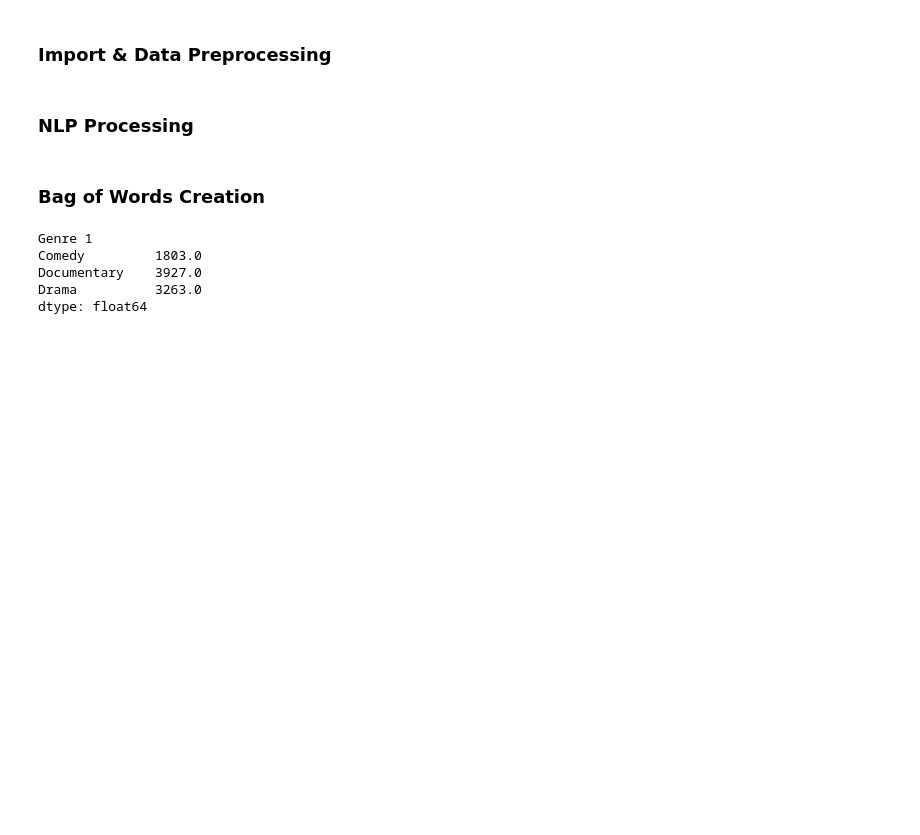
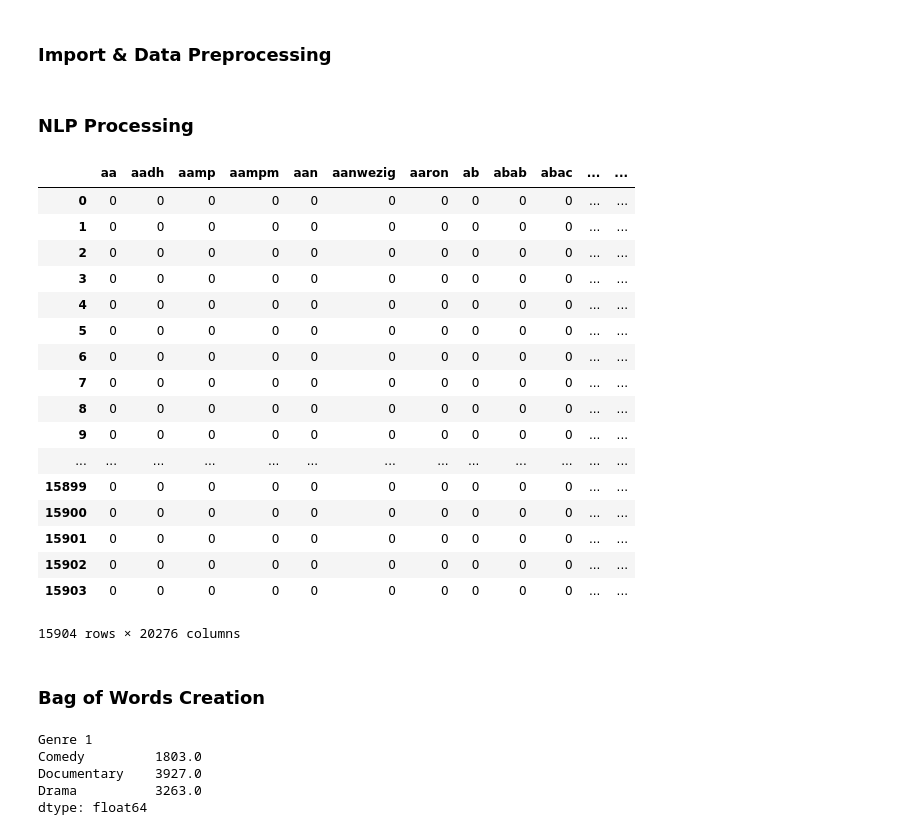
Before and after one commit to mjpriv/mgr, a Jupyter notebook: tda/zadrozny_analysis_v3.ipynb, the cells around one changed output. Saved outputs shown, nothing was run; the diff lists cells and outputs as text; code cells hidden in the pictures; blank space fills up the shorter version.

```diff
--- a/tda/zadrozny_analysis_v3.ipynb
+++ b/tda/zadrozny_analysis_v3.ipynb
@@ -87,17 +87,38 @@ def mj_dtm(description):
 
     docs = docs.apply(lambda x: ' '.join(x))
 
-    vec = CountVectorizer()
+#     vec = CountVectorizer()
 
-    X = vec.fit_transform(docs)
-    df = pd.DataFrame(X.toarray(), columns=vec.get_feature_names())
+#     X = vec.fit_transform(docs)
+#     df = pd.DataFrame(X.toarray(), columns=vec.get_feature_names())
 
-    # Words occurred in more than 1 movie
-    df = df.iloc[:,((df>0).apply(sum) > 1).values]
+#     # Words occurred in more than 1 movie
+#     df = df.iloc[:,((df>0).apply(sum) > 1).values]
 
-    df = df.iloc[:, pd.Series(df.columns).apply(lambda x: re.match("^[0-9]", x) is None).values]
-    df = df.iloc[:, pd.Series(df.columns).apply(lambda x: re.match("^[a-z]", x) is not None).values]
+#     df = df.iloc[:, pd.Series(df.columns).apply(lambda x: re.match("^[0-9]", x) is None).values]
+#     df = df.iloc[:, pd.Series(df.columns).apply(lambda x: re.match("^[a-z]", x) is not None).values]
     return df
+# %%
+mj_dtm(movies['Description'])
+# %% [output]
+|  | aa | aadh | aamp | aampm | aan | aanwezig | aaron | ab | abab | abac | ... | ... |
+| 0 | 0 | 0 | 0 | 0 | 0 | 0 | 0 | 0 | 0 | 0 | ... | ... |
+| 1 | 0 | 0 | 0 | 0 | 0 | 0 | 0 | 0 | 0 | 0 | ... | ... |
+| 2 | 0 | 0 | 0 | 0 | 0 | 0 | 0 | 0 | 0 | 0 | ... | ... |
+| 3 | 0 | 0 | 0 | 0 | 0 | 0 | 0 | 0 | 0 | 0 | ... | ... |
+| 4 | 0 | 0 | 0 | 0 | 0 | 0 | 0 | 0 | 0 | 0 | ... | ... |
+| 5 | 0 | 0 | 0 | 0 | 0 | 0 | 0 | 0 | 0 | 0 | ... | ... |
+| 6 | 0 | 0 | 0 | 0 | 0 | 0 | 0 | 0 | 0 | 0 | ... | ... |
+| 7 | 0 | 0 | 0 | 0 | 0 | 0 | 0 | 0 | 0 | 0 | ... | ... |
+| 8 | 0 | 0 | 0 | 0 | 0 | 0 | 0 | 0 | 0 | 0 | ... | ... |
+| 9 | 0 | 0 | 0 | 0 | 0 | 0 | 0 | 0 | 0 | 0 | ... | ... |
+| ... | ... | ... | ... | ... | ... | ... | ... | ... | ... | ... | ... | ... |
+| 15899 | 0 | 0 | 0 | 0 | 0 | 0 | 0 | 0 | 0 | 0 | ... | ... |
+| 15900 | 0 | 0 | 0 | 0 | 0 | 0 | 0 | 0 | 0 | 0 | ... | ... |
+| 15901 | 0 | 0 | 0 | 0 | 0 | 0 | 0 | 0 | 0 | 0 | ... | ... |
+| 15902 | 0 | 0 | 0 | 0 | 0 | 0 | 0 | 0 | 0 | 0 | ... | ... |
+| 15903 | 0 | 0 | 0 | 0 | 0 | 0 | 0 | 0 | 0 | 0 | ... | ... |
+15904 rows × 20276 columns
 # %% [markdown]
 ### Bag of Words Creation
 # %%
```
Also changed, not shown: 1 other file.
